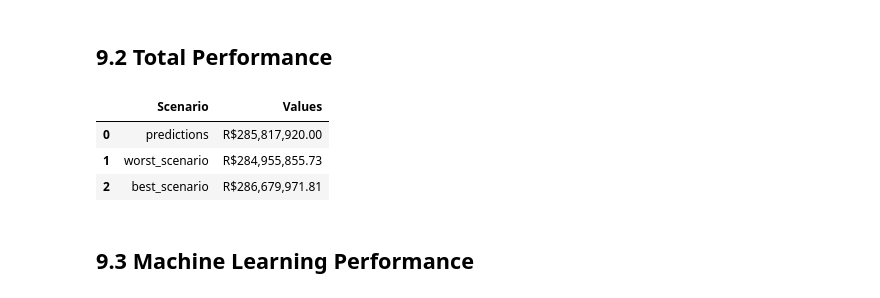
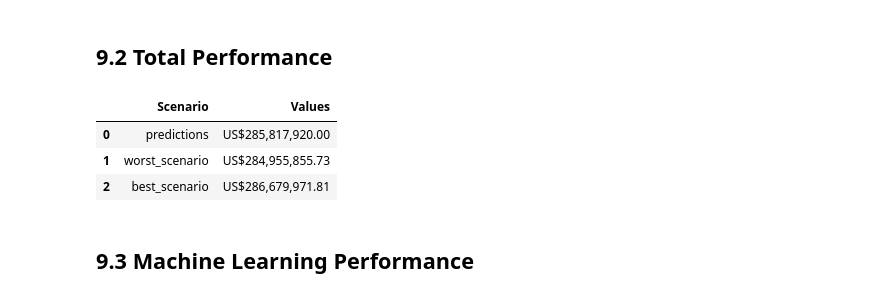
Before and after one commit to raquelEllem/rossmann_store_sales, a Jupyter notebook: rossmann_store_sales/ciclo10_store_sales_prediction.ipynb, the cells around one changed output. Drawn from its saved outputs; the diff is of its cells as text; code cells hidden in the pictures.

```diff
--- a/rossmann_store_sales/ciclo10_store_sales_prediction.ipynb
+++ b/rossmann_store_sales/ciclo10_store_sales_prediction.ipynb
@@ -1514,21 +1579,21 @@ sns.scatterplot(x='store', y='MAPE', data=df92)
 # %%
 # Cria um novo DataFrame df93 com as colunas 'predictions', 'worst_scenario' e 'best_scenario'
 # Aplica uma função lambda em cada coluna para calcular a soma dos valores de cada uma delas
 # A função lambda recebe como parâmetro uma série x de cada coluna, e aplica a função numpy.sum
 # A opção axis=0 indica que a soma deve ser realizada em cada coluna
 # A função reset_index() é utilizada para transformar o índice do DataFrame em uma coluna chamada 'index'
 # Renomeia as colunas 'index' e 0 para 'Scenario' e 'Values', respectivamente
 df93 = df92[['predictions', 'worst_scenario', 'best_scenario']].apply(lambda x: np.sum(x), axis=0).reset_index().rename(columns={'index': 'Scenario', 0: 'Values'})
 
 # Aplica formatação de moeda nos valores da coluna 'Values'
-df93['Values'] = df93['Values'].map('R${:,.2f}'.format)
+df93['Values'] = df93['Values'].map('US${:,.2f}'.format)
 
 df93
 # %% [output]
 |  | Scenario | Values |
-| 0 | predictions | R$285,817,920.00 |
-| 1 | worst_scenario | R$284,955,855.73 |
-| 2 | best_scenario | R$286,679,971.81 |
+| 0 | predictions | US$285,817,920.00 |
+| 1 | worst_scenario | US$284,955,855.73 |
+| 2 | best_scenario | US$286,679,971.81 |
 # %% [markdown]
 ## 9.3 Machine Learning Performance
 # %%
```
Also changed, not shown: parts of 12 cells of this notebook.
